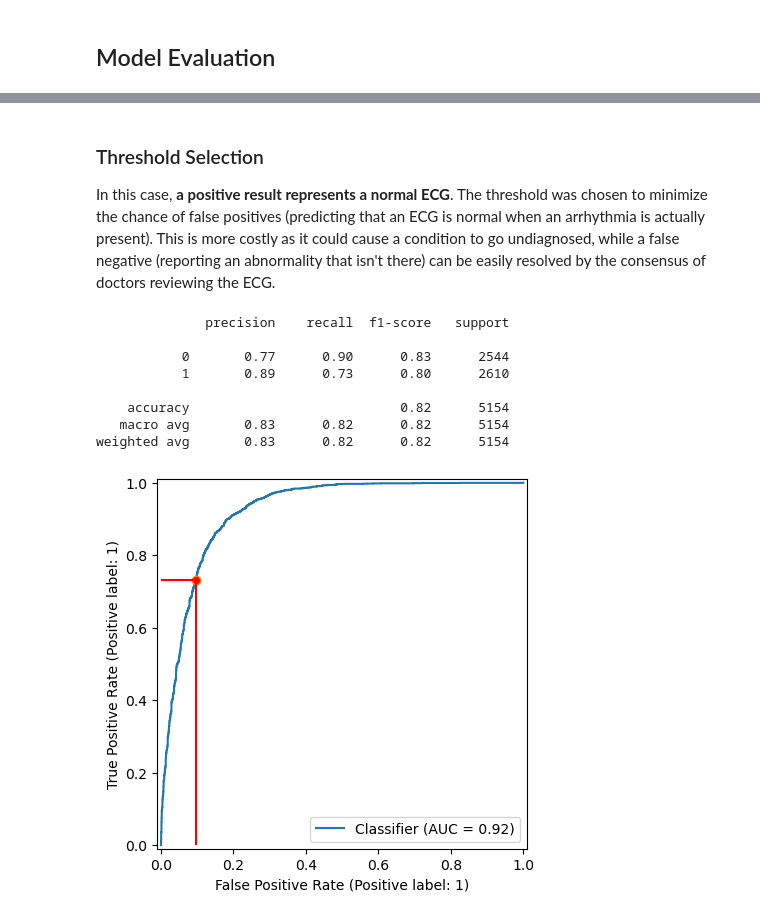
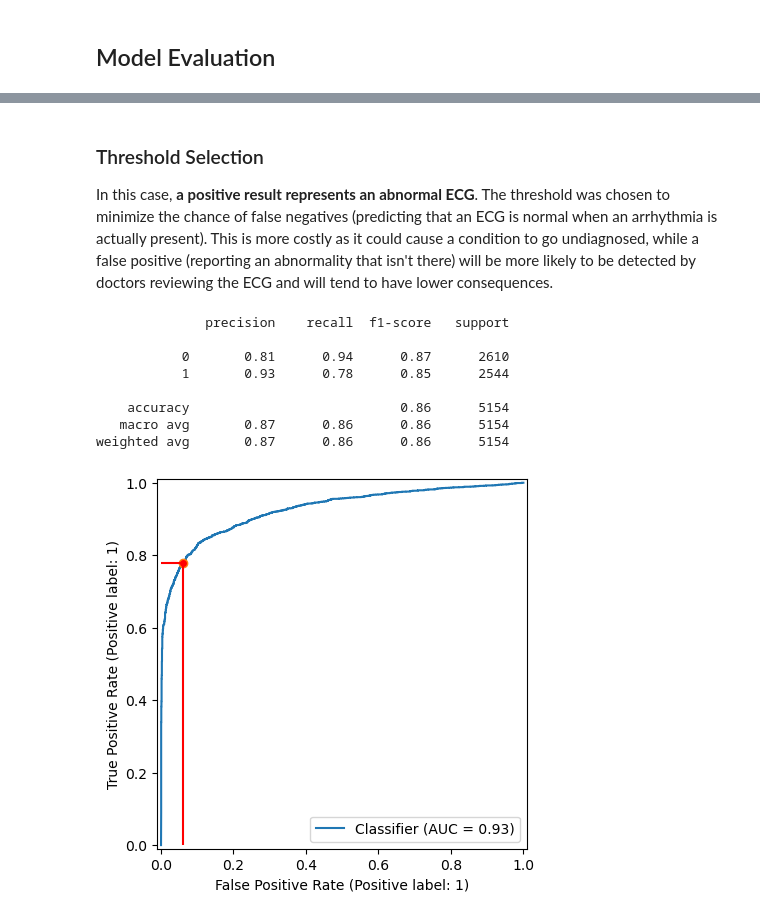
Before and after one commit to ethancavanaugh/ECGClassifier, a Jupyter notebook: notebooks/classification.ipynb, the cells around one changed output, grey strips where cells are left out. Cells and saved outputs as stored; diff of their text form; code cells hidden in the pictures.

```diff
--- a/notebooks/classification.ipynb
+++ b/notebooks/classification.ipynb
@@ -162,36 +176,36 @@ y_pred = df_predictions.model_output
 # %% [markdown]
 ### Threshold Selection
-In this case, <b>a positive result represents a normal ECG</b>. The threshold was chosen to minimize the chance of false positives (predicting that an ECG is normal when an arrhythmia is actually present). This is more costly as it could cause a condition to go undiagnosed, while a false negative (reporting an abnormality that isn't there) can be easily resolved by the consensus of doctors reviewing the ECG.
+In this case, <b>a positive result represents an abnormal ECG</b>. The threshold was chosen to minimize the chance of false negatives (predicting that an ECG is normal when an arrhythmia is actually present). This is more costly as it could cause a condition to go undiagnosed, while a false positive (reporting an abnormality that isn't there) will be more likely to be detected by doctors reviewing the ECG and will tend to have lower consequences.
 # %%
-THRESHOLD = .8 #CHANGE THE THRESHOLD TO SEE HOW IT AFFECTS PRECISION, RECALL, AND ACCURACY
+THRESHOLD = .7 #CHANGE THE THRESHOLD TO SEE HOW IT AFFECTS PRECISION, RECALL, AND ACCURACY
 
 def apply_threshold(x):
     return 1 if x >= THRESHOLD else 0
 y_pred_threshold = [apply_threshold(x) for x in y_pred]
 print(metrics.classification_report(y_true, y_pred_threshold))
 
 
 fpr, tpr, thresholds = metrics.roc_curve(y_true, y_pred)
 thresh_idx = 0
 while thresholds[thresh_idx] > THRESHOLD:
     thresh_idx += 1
 
 #Display ROC Curve with selected threshold identified
 metrics.RocCurveDisplay.from_predictions(y_true, y_pred)
 ax1 = plt.subplot()
 ax1.plot(fpr[thresh_idx], tpr[thresh_idx], marker="o", markerfacecolor="red")
 ax1.vlines(fpr[thresh_idx], 0, tpr[thresh_idx], color='red')
 ax1.hlines(tpr[thresh_idx], 0, fpr[thresh_idx], color='red')
 plt.show()
 # %% [output]
               precision    recall  f1-score   support
 
-           0       0.77      0.90      0.83      2544
-           1       0.89      0.73      0.80      2610
+           0       0.81      0.94      0.87      2610
+           1       0.93      0.78      0.85      2544
 
-    accuracy                           0.82      5154
-   macro avg       0.83      0.82      0.82      5154
-weighted avg       0.83      0.82      0.82      5154
+    accuracy                           0.86      5154
+   macro avg       0.87      0.86      0.86      5154
+weighted avg       0.87      0.86      0.86      5154
-[figure, old version]
+[figure, new version]
 # %% [markdown]
 ### Confusion Matrix
```
Also changed, not shown: parts of 5 cells of this notebook, 3 other files.
